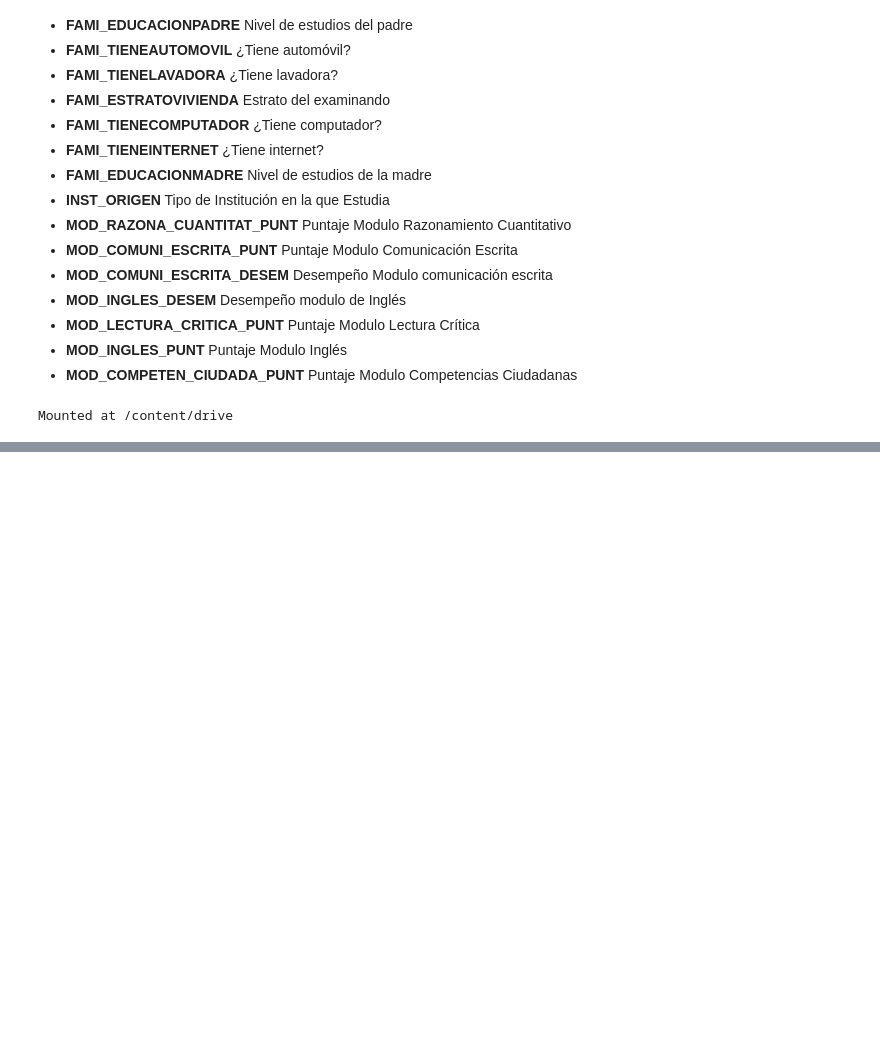
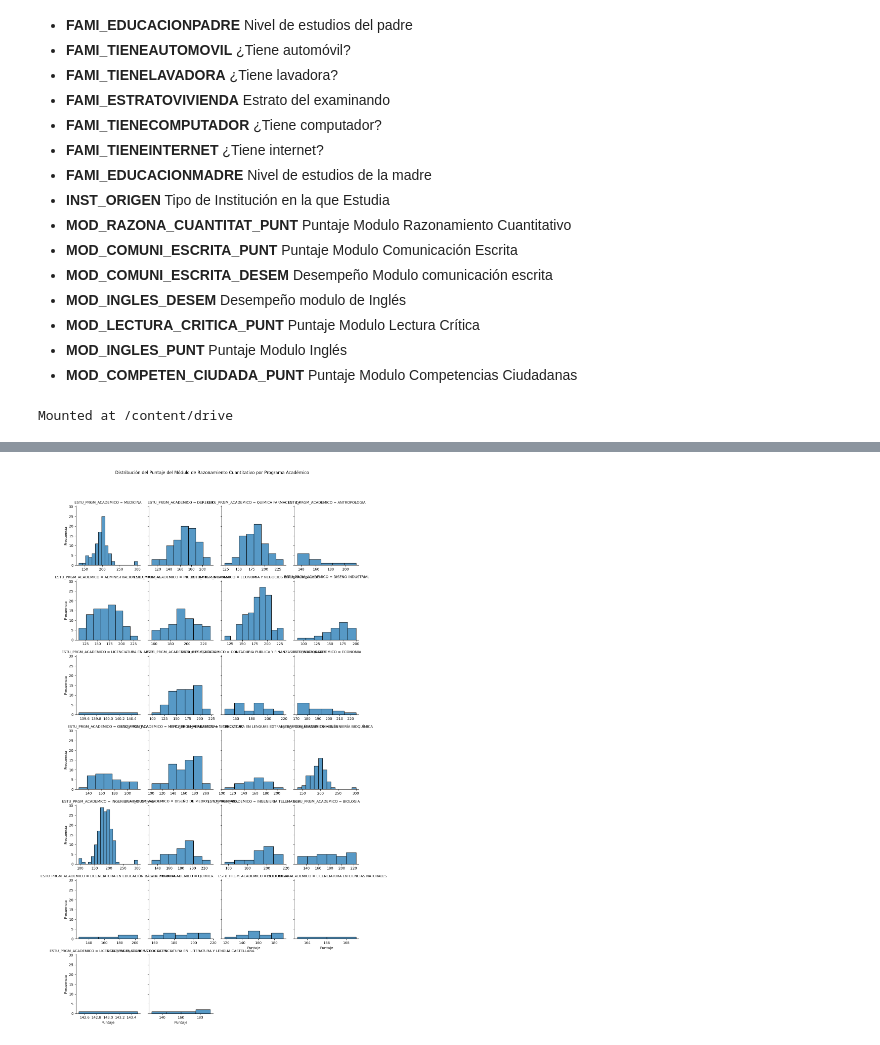
Before and after one commit to jhyela/pregunta-SMART, a Jupyter notebook: analisis_univariado.ipynb, the cells around one changed output, grey strips where cells are left out. Saved outputs shown, nothing was run; the diff lists cells and outputs as text; code cells hidden in the pictures; blank space fills up the shorter version.

```diff
--- a/analisis_univariado.ipynb
+++ b/analisis_univariado.ipynb
@@ -89,0 +160,11 @@ datos.describe()
+# %%
+# prompt: histplot plot por cada programa
+
+# Crear un histograma para cada programa académico
+g = sns.FacetGrid(datos, col="ESTU_PRGM_ACADEMICO", col_wrap=4, sharex=False)
+g.map(sns.histplot, "MOD_RAZONA_CUANTITAT_PUNT")
+g.set_axis_labels("Puntaje", "Frecuencia")
+plt.suptitle('Distribución del Puntaje del Módulo de Razonamiento Cuantitativo por Programa Académico', y=1.05)
+plt.show()
+# %% [output]
+[figure, added]
```
Also changed, not shown: parts of 22 cells of this notebook.
